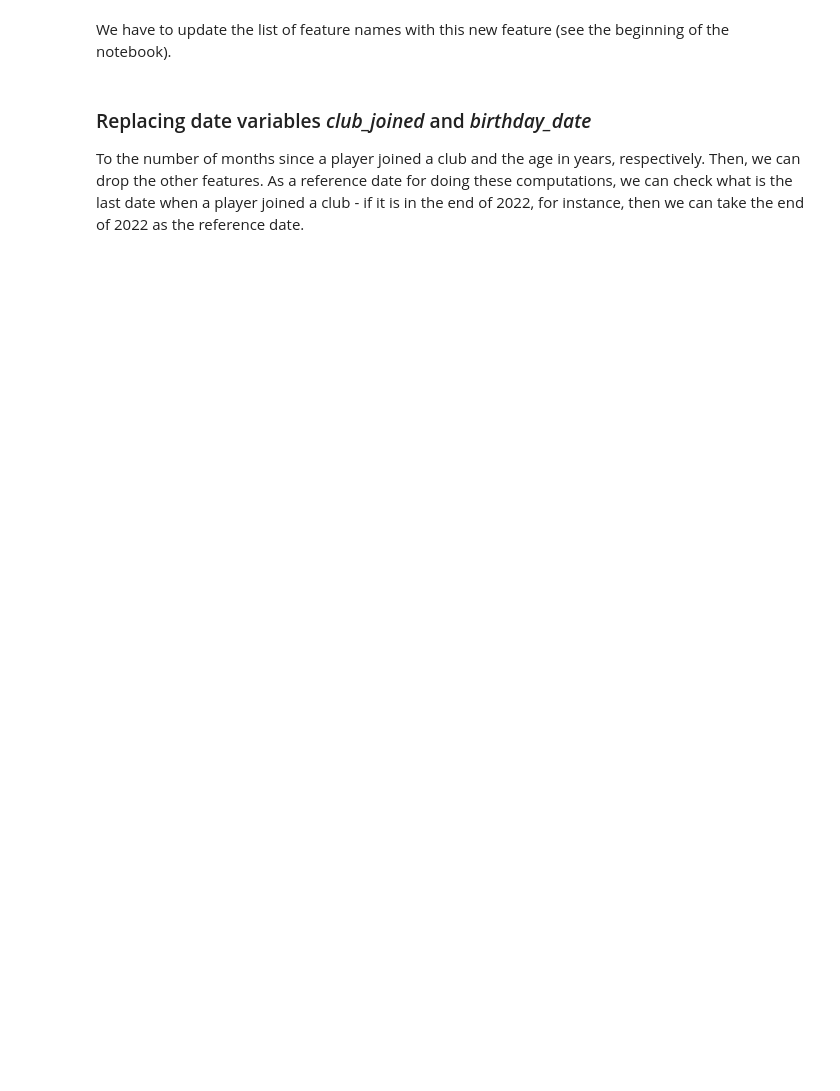
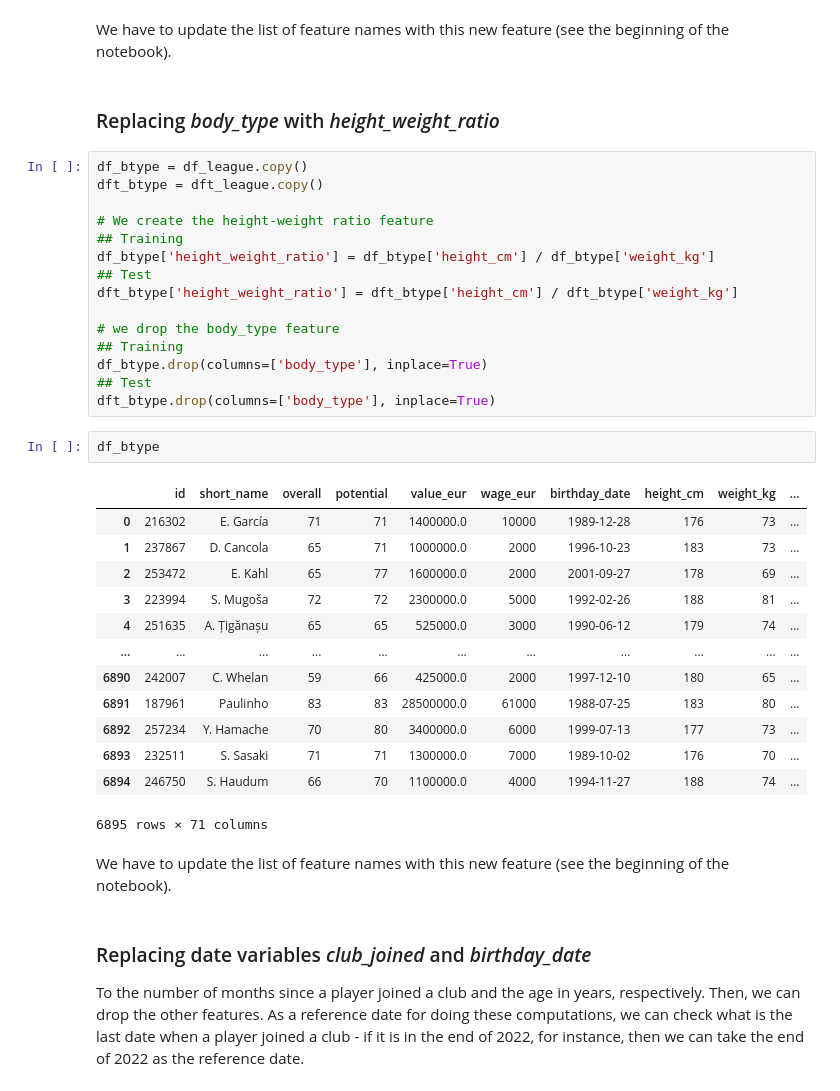
Before and after one commit to simonvellin/football_position_prediction, a Jupyter notebook: pablo/2_preprocessing.ipynb, the cells around one changed output. Drawn from its saved outputs; the diff is of its cells as text; blank space fills up the shorter version.

```diff
--- a/pablo/2_preprocessing.ipynb
+++ b/pablo/2_preprocessing.ipynb
@@ -220,5 +236,40 @@ df_league
 # %% [markdown]
 We have to update the list of feature names with this new feature (see the beginning of the notebook).
+# %% [markdown]
+### Replacing *body_type* with *height_weight_ratio*
+# %%
+df_btype = df_league.copy()
+dft_btype = dft_league.copy()
+
+# We create the height-weight ratio feature
+## Training
+df_btype['height_weight_ratio'] = df_btype['height_cm'] / df_btype['weight_kg']
+## Test
+dft_btype['height_weight_ratio'] = dft_btype['height_cm'] / dft_btype['weight_kg']
+
+# we drop the body_type feature
+## Training
+df_btype.drop(columns=['body_type'], inplace=True)
+## Test
+dft_btype.drop(columns=['body_type'], inplace=True)
+# %%
+df_btype
+# %% [output]
+|  | id | short_name | overall | potential | value_eur | wage_eur | birthday_date | height_cm | weight_kg | ... |
+| 0 | 216302 | E. García | 71 | 71 | 1400000.0 | 10000 | 1989-12-28 | 176 | 73 | ... |
+| 1 | 237867 | D. Cancola | 65 | 71 | 1000000.0 | 2000 | 1996-10-23 | 183 | 73 | ... |
+| 2 | 253472 | E. Kahl | 65 | 77 | 1600000.0 | 2000 | 2001-09-27 | 178 | 69 | ... |
+| 3 | 223994 | S. Mugoša | 72 | 72 | 2300000.0 | 5000 | 1992-02-26 | 188 | 81 | ... |
+| 4 | 251635 | A. Țigănașu | 65 | 65 | 525000.0 | 3000 | 1990-06-12 | 179 | 74 | ... |
+| ... | ... | ... | ... | ... | ... | ... | ... | ... | ... | ... |
+| 6890 | 242007 | C. Whelan | 59 | 66 | 425000.0 | 2000 | 1997-12-10 | 180 | 65 | ... |
+| 6891 | 187961 | Paulinho | 83 | 83 | 28500000.0 | 61000 | 1988-07-25 | 183 | 80 | ... |
+| 6892 | 257234 | Y. Hamache | 70 | 80 | 3400000.0 | 6000 | 1999-07-13 | 177 | 73 | ... |
+| 6893 | 232511 | S. Sasaki | 71 | 71 | 1300000.0 | 7000 | 1989-10-02 | 176 | 70 | ... |
+| 6894 | 246750 | S. Haudum | 66 | 70 | 1100000.0 | 4000 | 1994-11-27 | 188 | 74 | ... |
+6895 rows × 71 columns
+# %% [markdown]
+We have to update the list of feature names with this new feature (see the beginning of the notebook).
 # %% [markdown]
 ### Replacing date variables *club_joined* and *birthday_date*
 To the number of months since a player joined a club and the age in years, respectively. Then, we can drop the other features. As a reference date for doing these computations, we can check what is the last date when a player joined a club - if it is in the end of 2022, for instance, then we can take the end of 2022 as the reference date.
```
Also changed, not shown: parts of 92 cells of this notebook, 3 other files.
